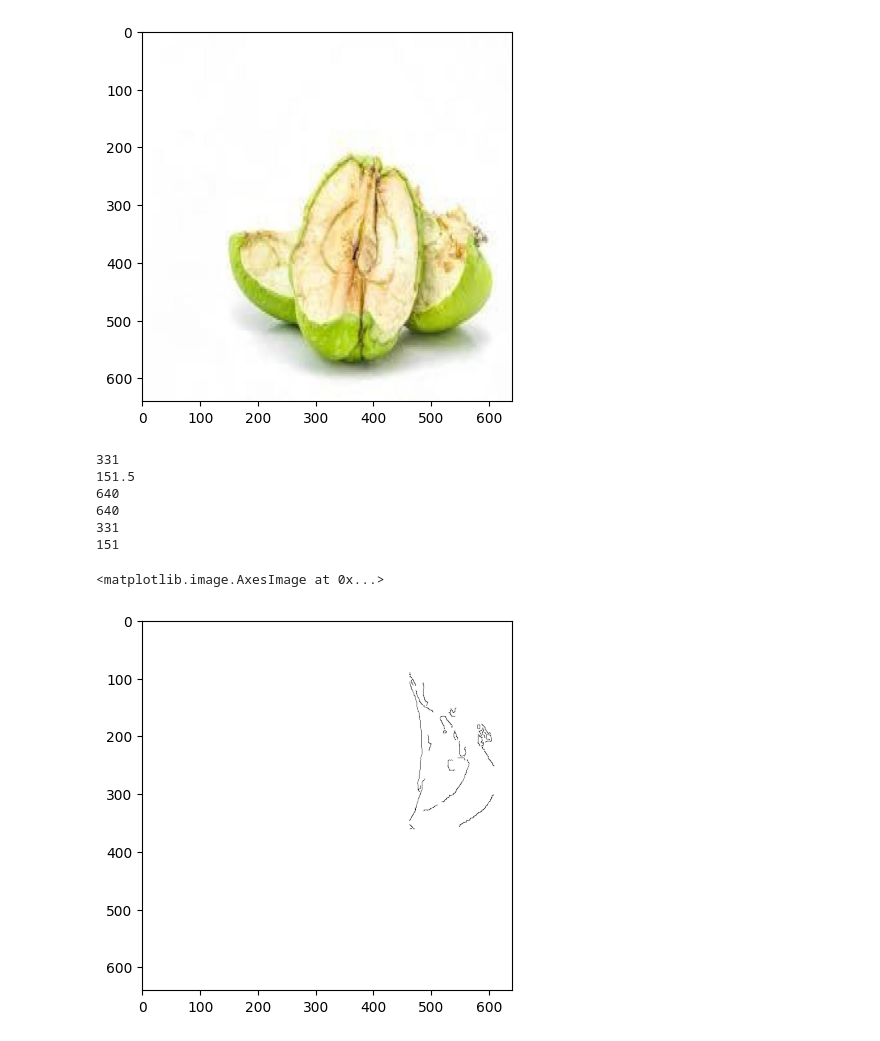
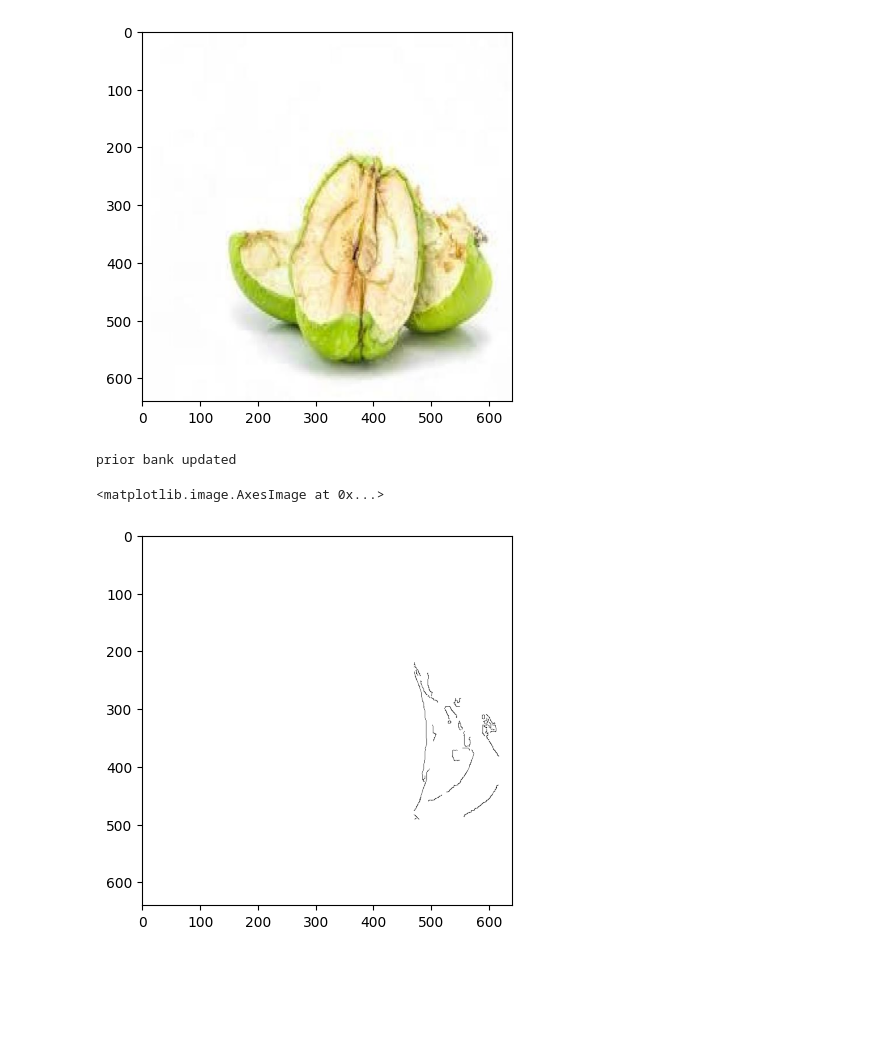
Before and after one commit to FANGAreNotGnu/ControlNet, a Jupyter notebook: dad/vis_prior/test_vis_prior_generation.ipynb, the cells around one changed output. Cells and saved outputs as stored; diff of their text form; code cells hidden in the pictures; blank space fills up the shorter version.

```diff
--- a/dad/vis_prior/test_vis_prior_generation.ipynb
+++ b/dad/vis_prior/test_vis_prior_generation.ipynb
@@ -68,6 +68,8 @@ anno["images"][0]
  'height': 640,
  'width': 640,
  'date_captured': '2022-07-25T18:57:39+00:00'}
+# %%
+im_folder = "/home/ubuntu/dad/roboflow-100-benchmark/rf100/apples-fvpl5/valid/"
 # %%
 ann_id = 666
 
@@ -81,14 +83,9 @@ plt.imshow(img[:,:,::-1])
 # %%
 naive_vpd = UniformRandomNoClipVPL()
 # %%
-cannyVPG = CannyVPG(vpl=naive_vpd, fill_val=0, low=100, high=200, blur=5)
+cannyVPG = CannyVPG(vpl=naive_vpd, fill_val=0, low=100, high=200, blur=5, annotation=labels_path, im_folder=im_folder)
 plt.imshow(cannyVPG.visualize_one_bbox(img=img, bbox=bbox), cmap='Greys')
 # %% [output]
-331
-151.5
-640
-640
-331
-151
+prior bank updated
 <matplotlib.image.AxesImage at 0x...>
-[figure, old version]
+[figure, new version]
```
Also changed, not shown: parts of 11 cells of this notebook, 3 other files.
